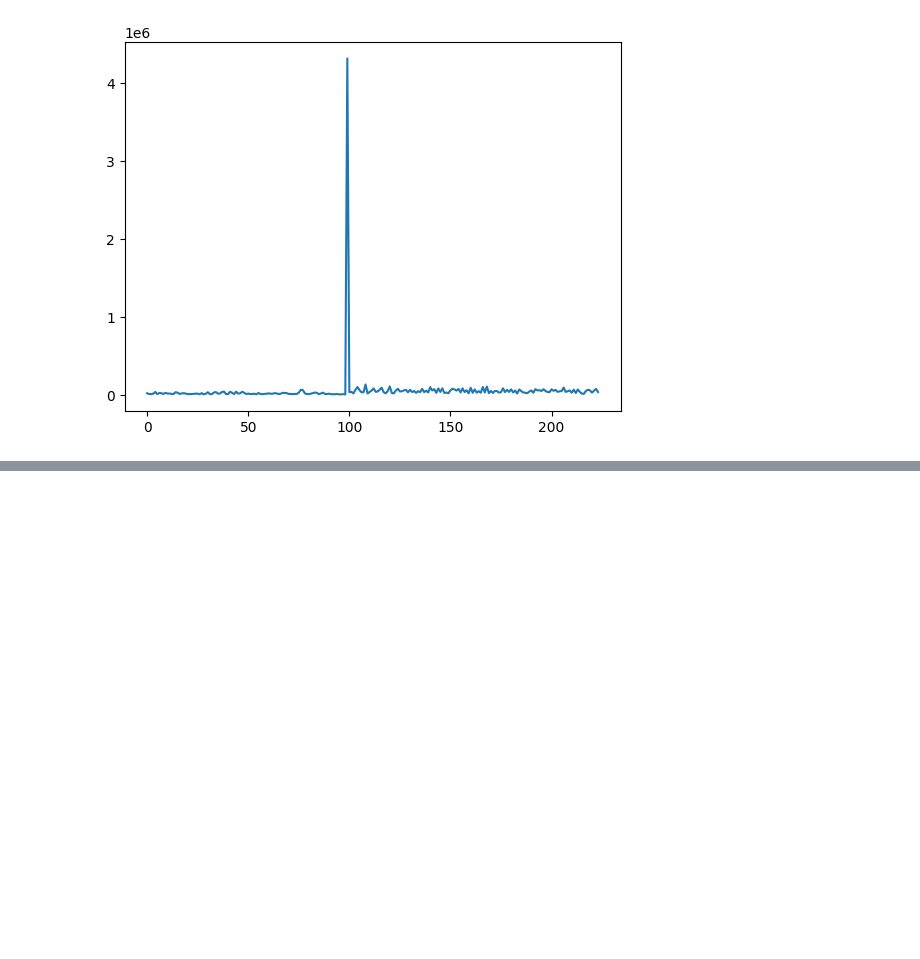
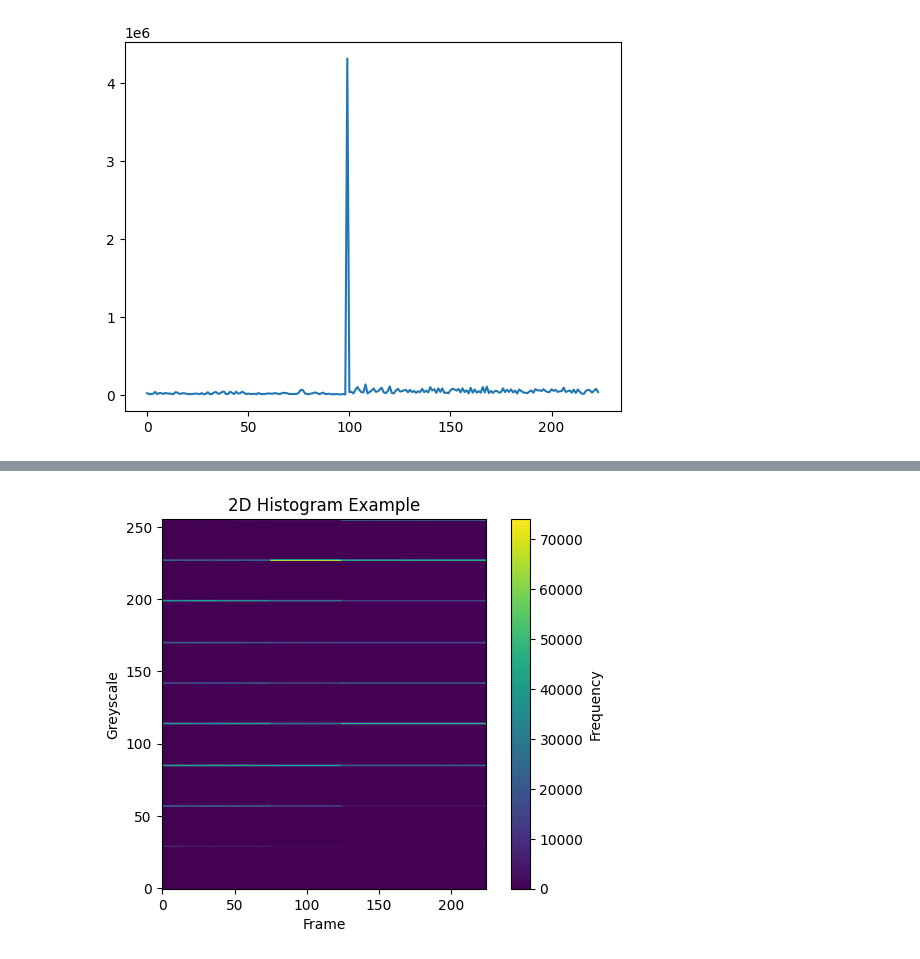
Before and after one commit to Hadartalisr/ImageProcessing, a Jupyter notebook: Ex1/Ex1.ipynb, the cells around one changed output, grey strips where cells are left out. Saved outputs shown, nothing was run; the diff lists cells and outputs as text; code cells hidden in the pictures; blank space fills up the shorter version.

```diff
--- a/Ex1/Ex1.ipynb
+++ b/Ex1/Ex1.ipynb
@@ -164,0 +282,14 @@ print(np.argmax(cumsum_histogram_distance))
+# %%
+quantized_video = quantize_video(video3, hist_edges)
+# %%
+video_histogram = get_video_histogram(quantized_video)
+hist_to_show = np.rot90(video_histogram)
+plt.imshow(hist_to_show,cmap='viridis')
+plt.colorbar(label='Frequency')
+plt.title('2D Histogram Example')
+plt.xlabel('Frame')
+plt.ylabel('Greyscale')
+plt.gca().invert_yaxis()
+plt.show()
+# %% [output]
+[figure, added]
```
Also changed, not shown: parts of 7 cells of this notebook.
